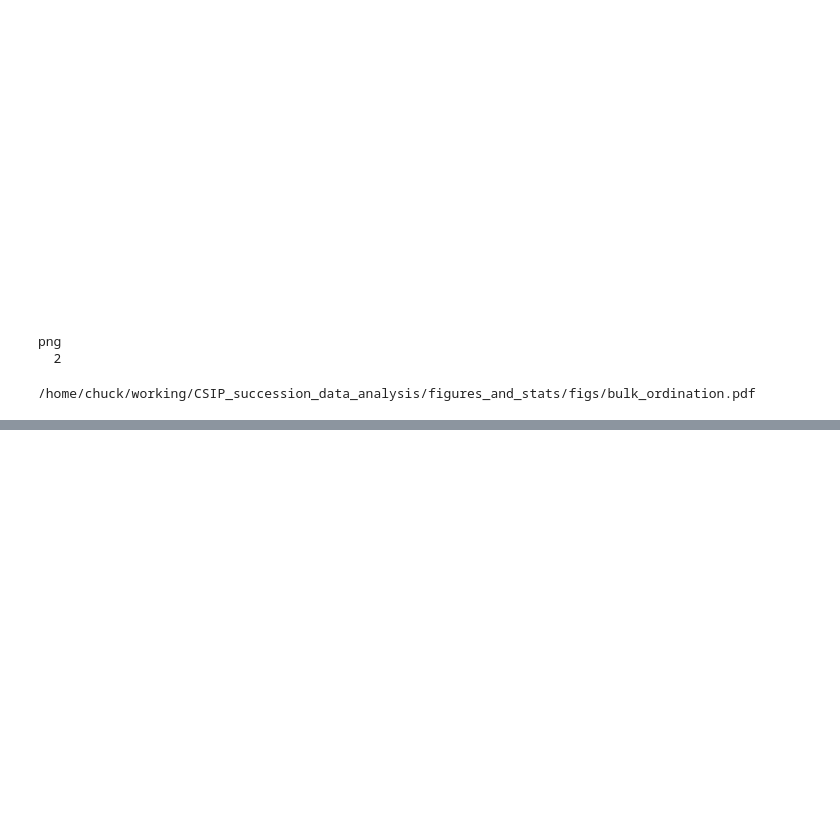
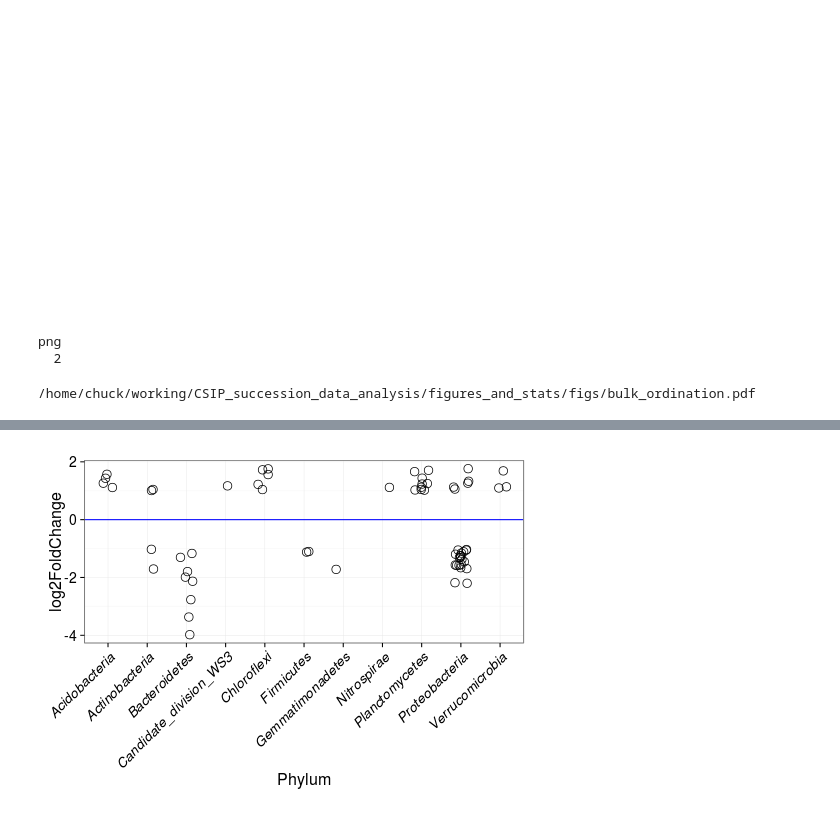
Before and after one commit to chuckpr/CSIP_succession_data_analysis, a Jupyter notebook: figures_and_stats/bulk_ordination.ipynb, the cells around one changed output, grey strips where cells are left out. Drawn from its saved outputs; the diff is of its cells as text; code cells hidden in the pictures; blank space fills up the shorter version.

```diff
--- a/figures_and_stats/bulk_ordination.ipynb
+++ b/figures_and_stats/bulk_ordination.ipynb
@@ -130,0 +272,24 @@ FileLink("figs/bulk_ordination.pdf")
+# %%
+%%R -w 500 -h 350
+d = r %>%
+    arrange(desc(abs(log2FoldChange))) %>%
+    select(OTU, Rank2, log2FoldChange) %>%
+    filter(abs(log2FoldChange) >= 1)
+
+p = ggplot(d, aes(x = Rank2, y = log2FoldChange))
+
+p = p + geom_point(size = 4, shape = 21, position = position_jitter(w = 0.20))
+
+p = p + geom_hline(yintercept = 0, color = "blue")
+
+p = p + theme_bw()
+
+p = p + labs(x = "Phylum")
+
+p = p + theme(axis.text.x = element_text(angle = 45, hjust = 1, size = 14, face = "italic"),
+              axis.text.y = element_text(size = 14),
+              axis.title = element_text(size = 16))
+
+p
+# %% [output]
+[figure, added]
```
Also changed, not shown: parts of 17 cells of this notebook.
